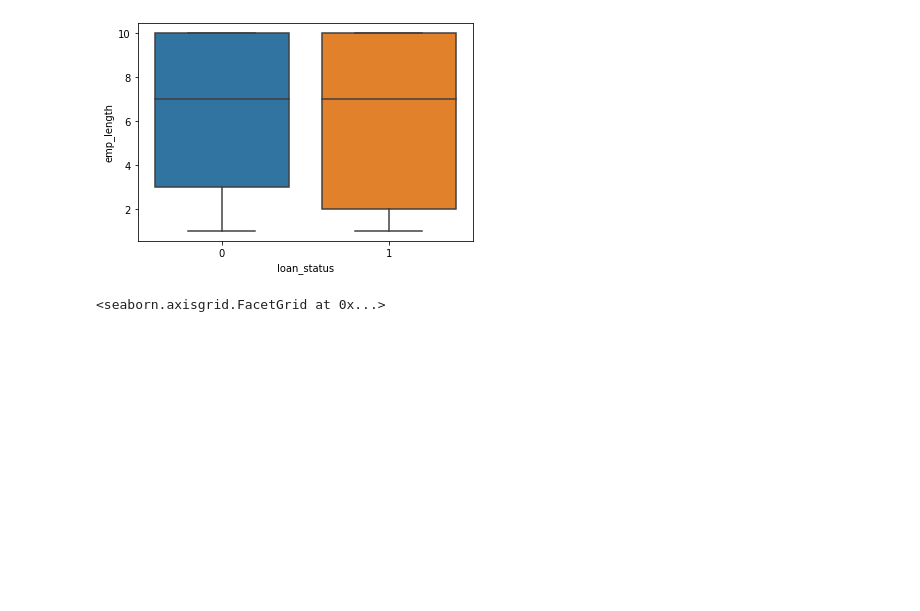
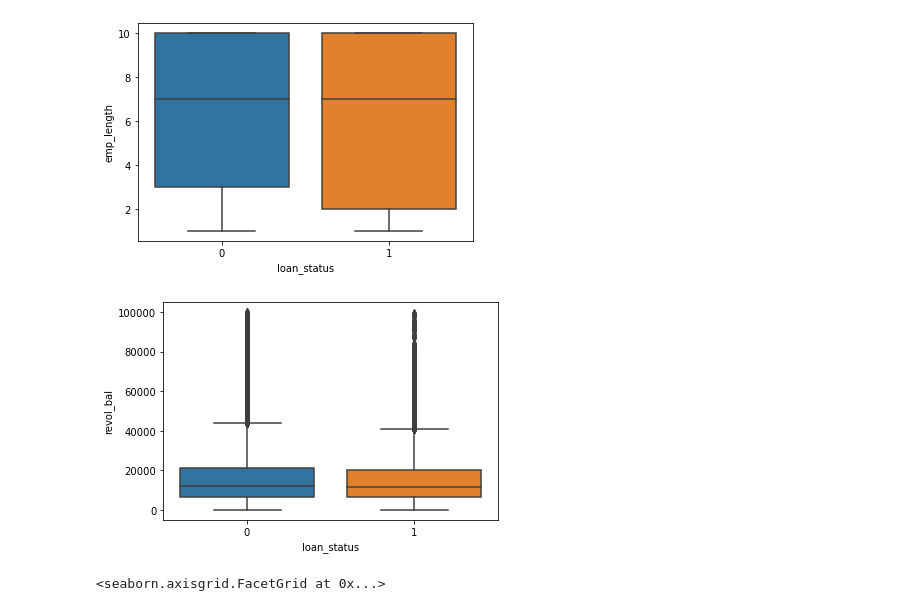
Before and after one commit to MarlonFacey/LoanDataLogReg, a Jupyter notebook: Loan Data EDA.ipynb, the cells around one changed output. Saved outputs shown, nothing was run; the diff lists cells and outputs as text; code cells hidden in the pictures; blank space fills up the shorter version.

```diff
--- a/Loan Data EDA.ipynb
+++ b/Loan Data EDA.ipynb
@@ -163,6 +166,11 @@ ax = sn.boxplot(y=boxplot_df['annual_inc'], x=boxplot_df['loan_status'])
 ax = sn.boxplot(y=df['emp_length'], x=df['loan_status'])
 # %% [output]
 [figure]
+# %%
+boxplot_df = df[df['revol_bal'] < 1*10**5]
+ax = sn.boxplot(y=boxplot_df['revol_bal'], x=boxplot_df['loan_status'])
+# %% [output]
+[figure, added]
 # %%
 ax = sn.catplot(x="purpose", kind="count", data=small_dataset[(small_dataset["loan_status"] == "Charged Off") | (small_dataset["loan_status"] == "Default")])
 ax.set_xticklabels(rotation=90)
```
Also changed, not shown: parts of 42 cells of this notebook.
